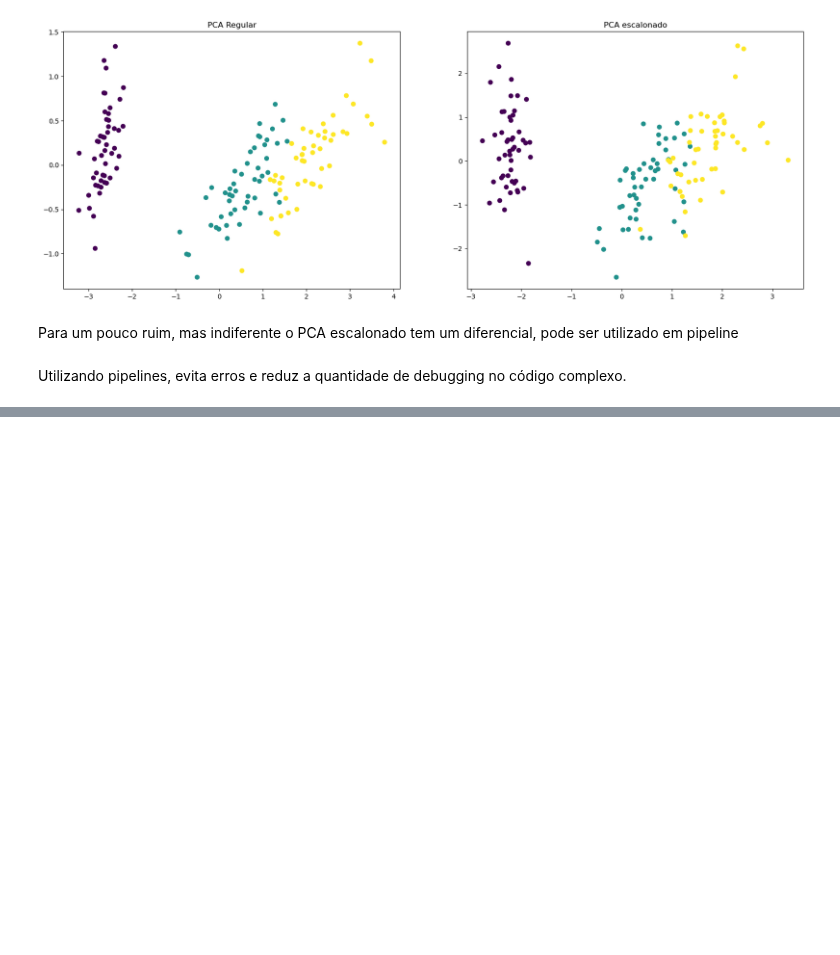
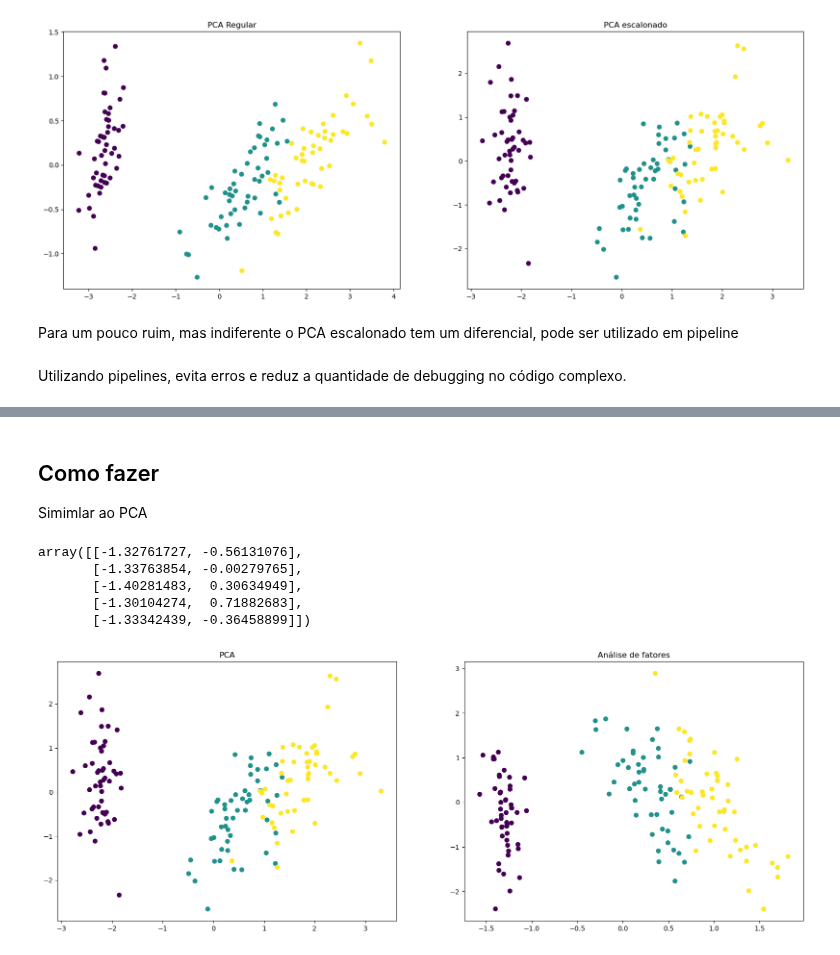
Before and after one commit to samirsaravia/AL-Calc, a Jupyter notebook: ML/scikit-learn/scikit_5.ipynb, the cells around one changed output, grey strips where cells are left out. Cells and saved outputs as stored; diff of their text form; code cells hidden in the pictures; blank space fills up the shorter version.

```diff
--- a/ML/scikit-learn/scikit_5.ipynb
+++ b/ML/scikit-learn/scikit_5.ipynb
@@ -137,0 +145,31 @@ Utilizando pipelines, evita erros e reduz a quantidade de debugging no código c
+# %%
+from sklearn import datasets
+iris = datasets.load_iris()
+iris_X = iris.data
+from sklearn.decomposition import FactorAnalysis
+# %% [markdown]
+## Como fazer
+Simimlar ao PCA
+# %%
+fa = FactorAnalysis(n_components=2)
+iris_two_dim = fa.fit_transform(iris_X)
+iris_two_dim[:5]
+# %% [output]
+array([[-1.32761727, -0.56131076],
+       [-1.33763854, -0.00279765],
+       [-1.40281483,  0.30634949],
+       [-1.30104274,  0.71882683],
+       [-1.33342439, -0.36458899]])
+# %%
+# gráfico
+fig = plt.figure(figsize=(20,7))
+ax = fig.add_subplot(121)
+ax.scatter(iris_X_scaled[:,0], iris_X_scaled[:,1], c=y, s=40)
+ax.set_title("PCA")
+
+ax2 = fig.add_subplot(122)
+ax2.scatter(iris_two_dim[:,0], iris_two_dim[:,1], c=y, s=40)
+ax2.set_title("Análise de fatores")
+plt.show()
+# %% [output]
+[figure, added]
```
Also changed, not shown: parts of 33 cells of this notebook.
